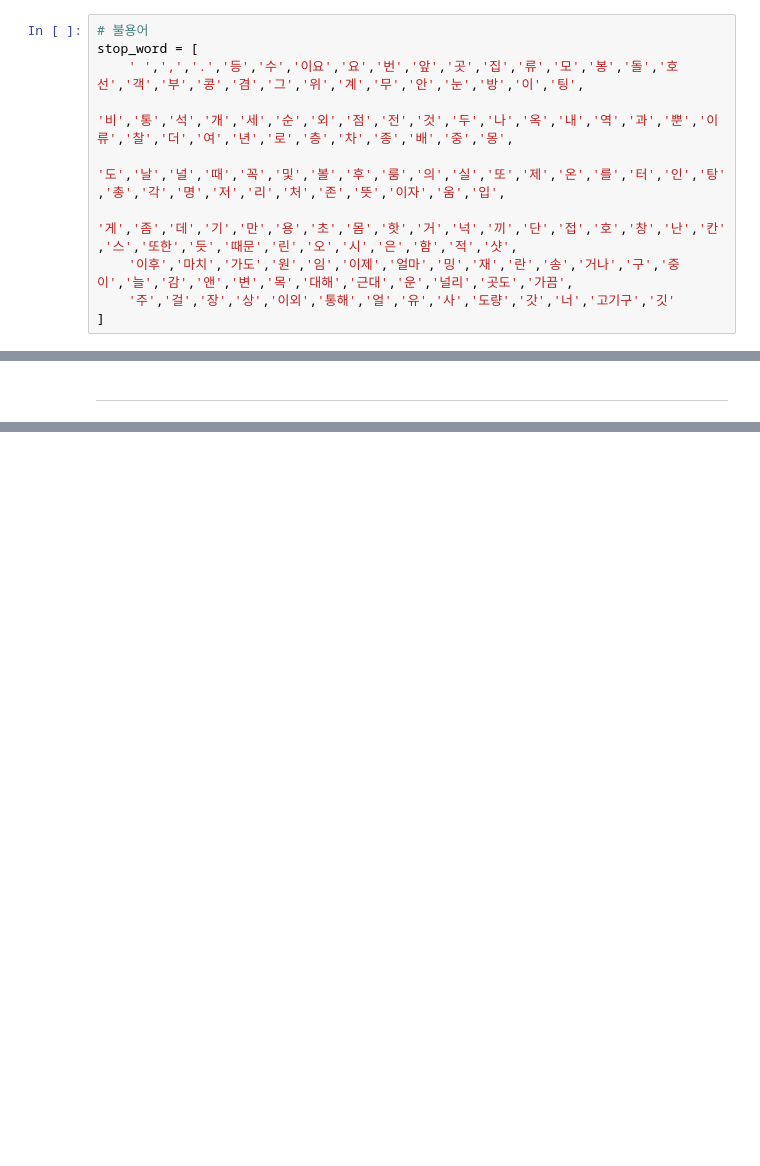
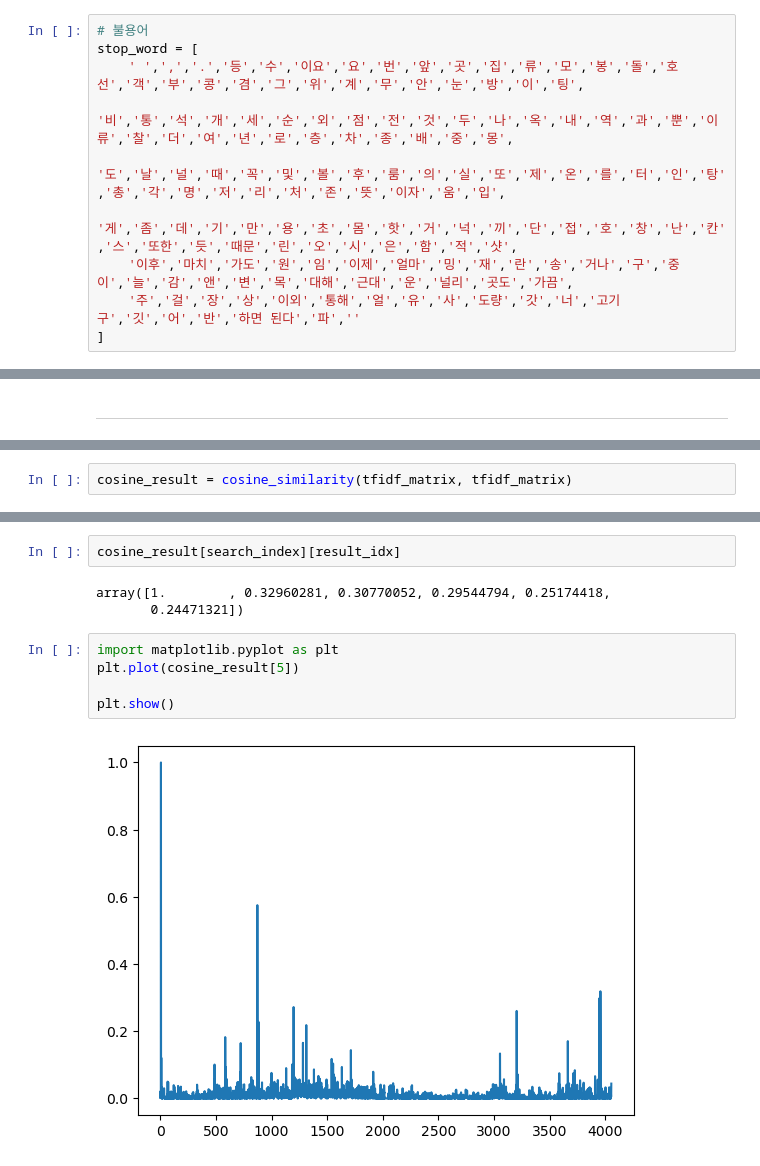
Before and after one commit to FinalProject02-04/TripRecommend, a Jupyter notebook: Python/cosine_similarity.ipynb, the cells around one changed output, grey strips where cells are left out. Saved outputs shown, nothing was run; the diff lists cells and outputs as text; blank space fills up the shorter version.

```diff
--- a/Python/cosine_similarity.ipynb
+++ b/Python/cosine_similarity.ipynb
@@ -49,7 +49,7 @@ stop_word = [
     '도','날','널','때','꼭','및','볼','후','룸','의','실','또','제','온','를','터','인','탕','총','각','명','저','리','처','존','뜻','이자','움','입',
     '게','좀','데','기','만','용','초','몸','핫','거','넉','끼','단','접','호','창','난','칸','스','또한','듯','때문','린','오','시','은','함','적','샷',
     '이후','마치','가도','원','임','이제','얼마','밍','재','란','송','거나','구','중이','늘','감','앤','변','목','대해','근대','운','널리','곳도','가끔',
-    '주','걸','장','상','이외','통해','얼','유','사','도량','갓','너','고기구','깃'
+    '주','걸','장','상','이외','통해','얼','유','사','도량','갓','너','고기구','깃','어','반','하면 된다','파',''
 ]
 # %%
 # 불용어 제거
@@ -129,0 +186,2 @@ def find_all_info() :
+# %%
+cosine_result = cosine_similarity(tfidf_matrix, tfidf_matrix)
@@ -129,0 +204,12 @@ def find_all_info() :
+# %%
+cosine_result[search_index][result_idx]
+# %% [output]
+array([1.        , 0.32960281, 0.30770052, 0.29544794, 0.25174418,
+       0.24471321])
+# %%
+import matplotlib.pyplot as plt
+plt.plot(cosine_result[5])
+
+plt.show()
+# %% [output]
+[figure, added]
```
Also changed, not shown: parts of 14 cells of this notebook, 3 other files.
